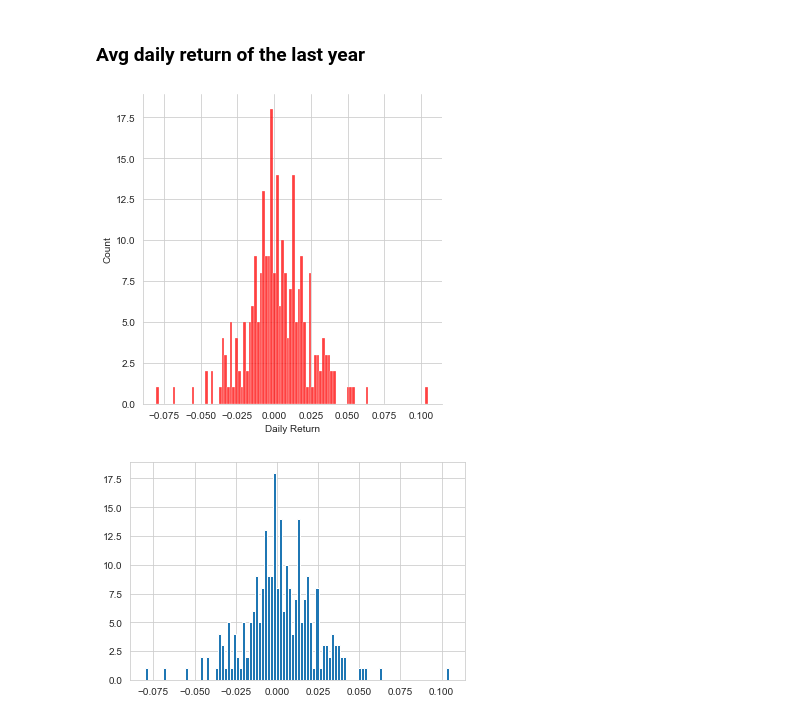
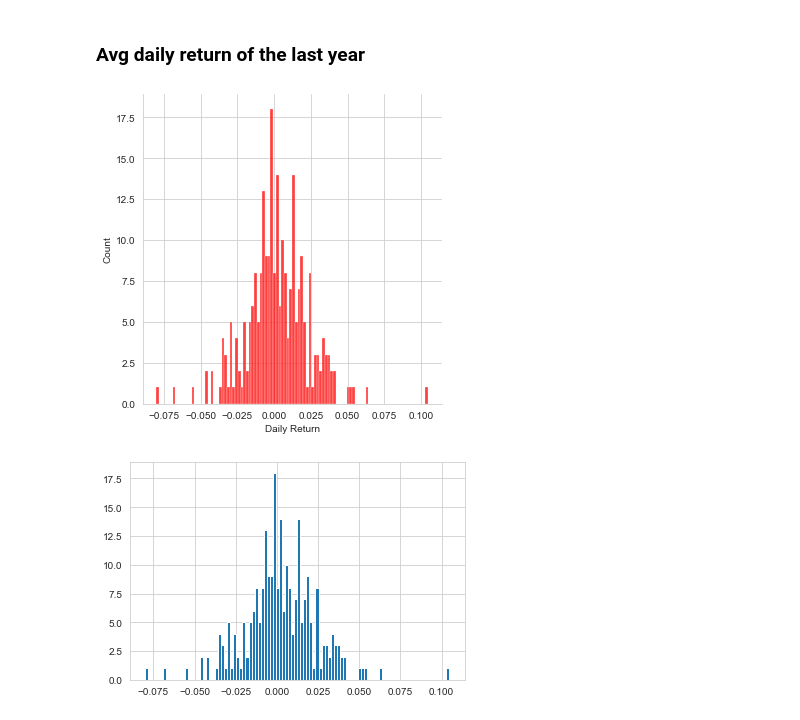
Before and after one commit to drxwskx/stonk_analysis, a Jupyter notebook: notebook.ipynb, the cells around one changed output. Saved outputs shown, nothing was run; the diff lists cells and outputs as text; code cells hidden in the pictures.

```diff
--- a/notebook.ipynb
+++ b/notebook.ipynb
@@ -29,4 +29,4 @@ start = datetime(end.year - 1, end.month, end.day)
 stonk_data = {}
 
 for stonk in stonks:
-    stonk_data[stonk] = (yahooFinance.Ticker(stonk).history(start=start, end=end))
+    stonk_data[stonk] = yahooFinance.download(stonk, start=start, end=end)
@@ -35,7 +45,7 @@ for stonk in stonks:
 # %%
 stonk = stonks[0]
 print(stonk)
-sd = stonk_data[stonk]
-print(sd)
+sdf = stonk_data[stonk]
+sdf.head()
 # %% [output]
 AAPL
@@ -77,7 +78,7 @@ ma_day = [10,20,50]
 for ma in ma_day:
     column_name = "MA for %s days"%(str(ma))
 
-    sd[column_name] = stonk_data[stonks[0]]['Close'].rolling(window=ma).mean()
+    sdf[column_name] = sdf['Adj Close'].rolling(window=ma).mean()
 # %% [markdown]
 ### Moving average of closing price
 # %%
@@ -89,16 +90,16 @@ plt.show()
 ### Daily returns
 # %%
 # Analyse daily returns of stonk
-sd['Daily Return'] = sd['Close'].pct_change()
-sd['Daily Return'].plot(figsize=(10, 4), legend=True, linestyle='--', marker='o')
+sdf['Daily Return'] = sdf['Adj Close'].pct_change()
+sdf['Daily Return'].plot(figsize=(10, 4), legend=True, linestyle='--', marker='o')
 plt.show()
 # %% [output]
 [figure]
 # %% [markdown]
 ### Avg daily return of the last year
 # %%
-sns.displot(sd['Daily Return'].dropna(), bins=100, color='red')
+sns.displot(sdf['Daily Return'].dropna(), bins=100, color='red')
 plt.show()
 # %% [output]
-[figure, old version]
+[figure, new version]
 # %%
```
Also changed, not shown: parts of 18 cells of this notebook, 1 other file.
